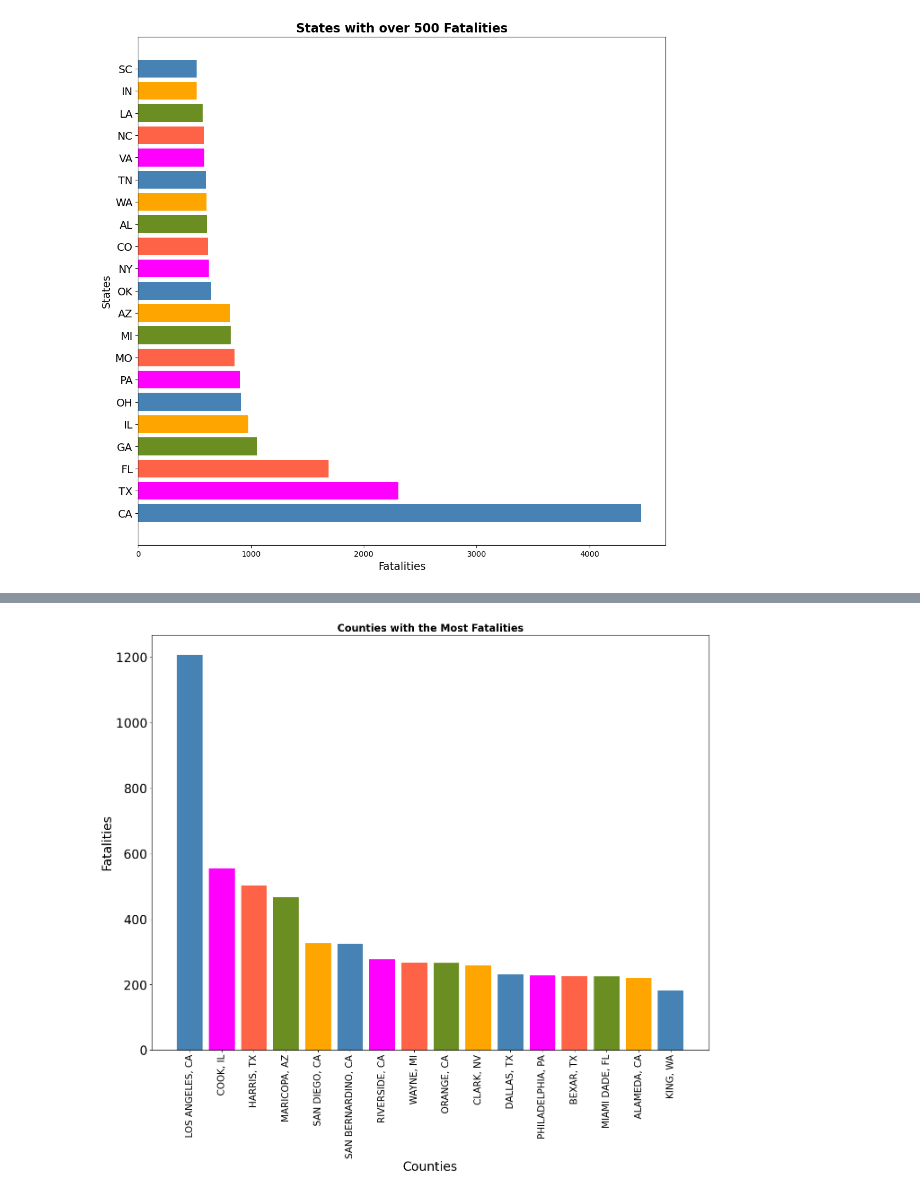
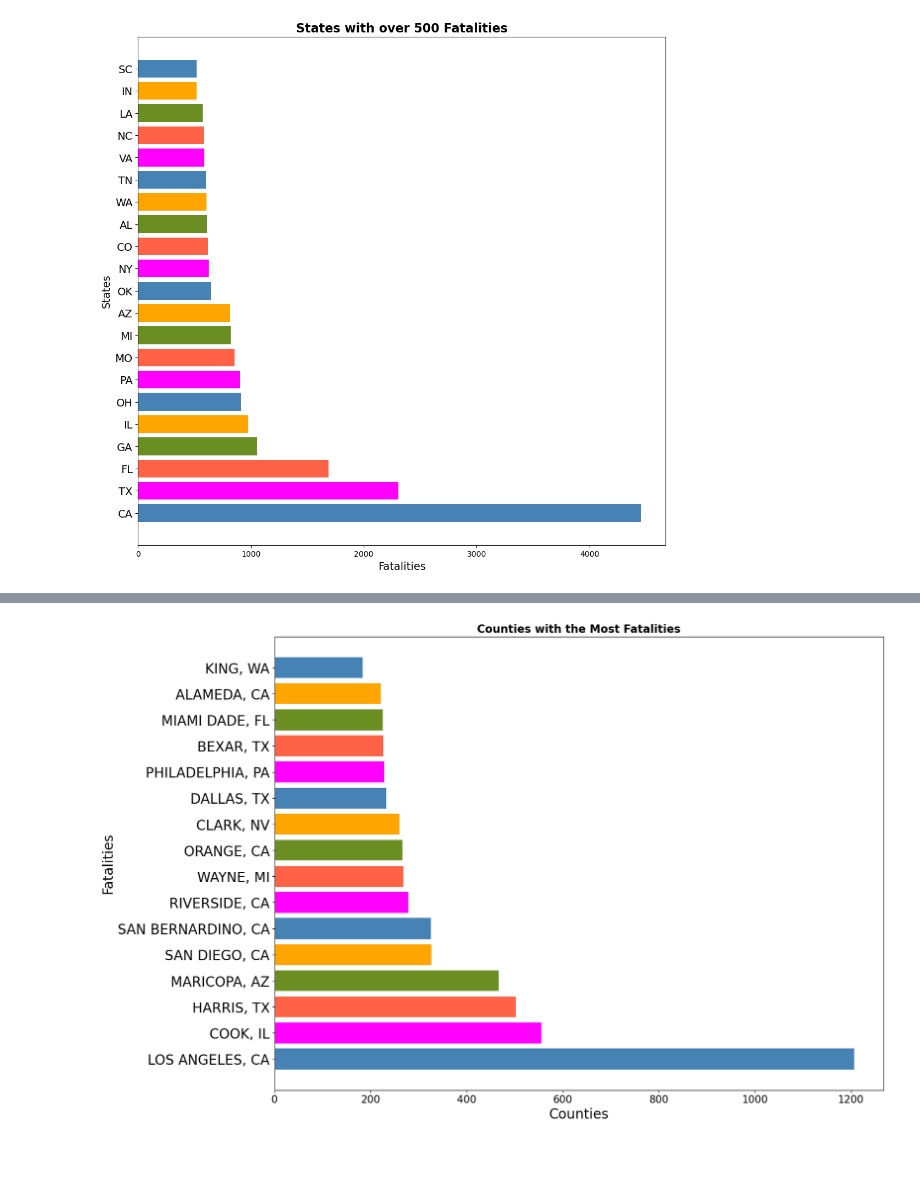
Before and after one commit to cat-mang/LESO_Analysis_Proj, a Jupyter notebook: notebooks/police_graphs.ipynb, the cells around one changed output, grey strips where cells are left out. Saved outputs shown, nothing was run; the diff lists cells and outputs as text; code cells hidden in the pictures; blank space fills up the shorter version.

```diff
--- a/notebooks/police_graphs.ipynb
+++ b/notebooks/police_graphs.ipynb
@@ -158,20 +158,20 @@ top_counties
 # %%
 # Plot bar chart
 colors = ['steelblue', 'magenta', 'tomato', 'olivedrab', 'orange']
 plt.figure(figsize=(16, 12))
-plt.bar(top_counties['County_State'], top_counties['Unique ID'], color=colors)
+plt.barh(top_counties['County_State'], top_counties['Unique ID'], color=colors)
 
 # Add labels and title
 plt.xlabel('Counties', fontsize=20)
 plt.ylabel('Fatalities', fontsize=20)
 plt.title('Counties with the Most Fatalities', fontsize=16, fontweight='bold')
 
 plt.yticks(fontsize=20)
 plt.xticks(fontsize=15)
-plt.xticks(rotation=90)
+# plt.xticks(rotation=90)
 plt.show()
 # %% [output]
-[figure, old version]
+[figure, new version]
 # %%
 import folium
 import folium.plugins as plugins
```
Also changed, not shown: 2 other files.
